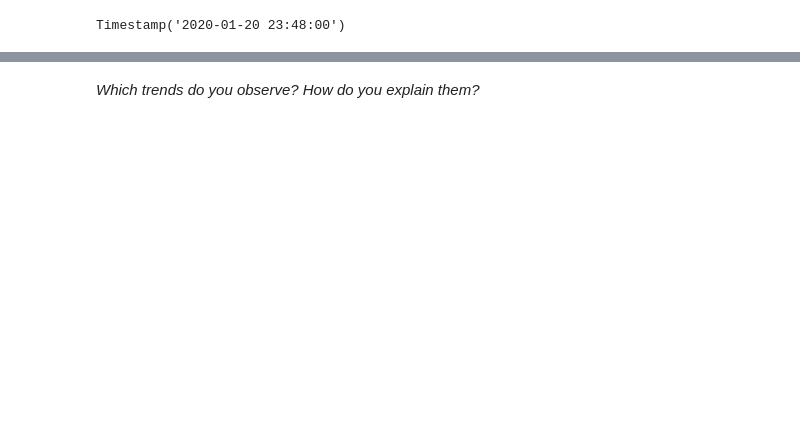
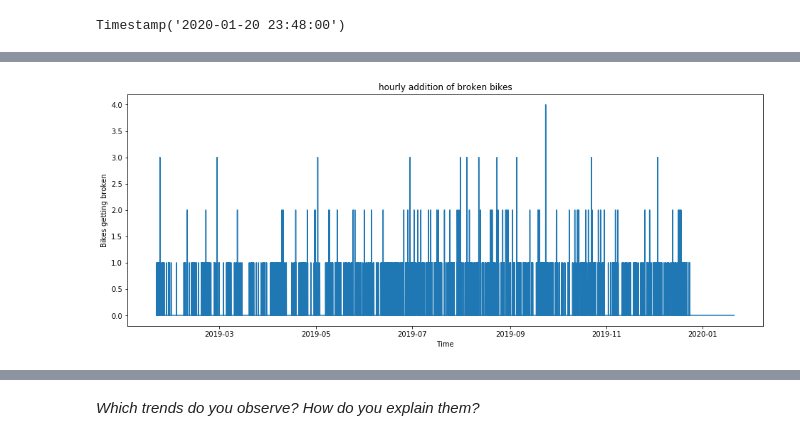
Before and after one commit to mogottsch/dsml_2020_magma, a Jupyter notebook: 2_kpi_calculation/Quality KPI.ipynb, the cells around one changed output, grey strips where cells are left out. Saved outputs shown, nothing was run; the diff lists cells and outputs as text; code cells hidden in the pictures; blank space fills up the shorter version.

```diff
--- a/2_kpi_calculation/Quality KPI.ipynb
+++ b/2_kpi_calculation/Quality KPI.ipynb
@@ -131,0 +141,10 @@ KeyError: "None of ['datetime'] are in the columns"
+# %%
+fig,ax = plt.subplots(figsize=(16,6))
+ax.plot(duisburg_diff.resample('h')['is_broken'].sum()) #plotting the bikes getting broken per hour
+ax.set_title("hourly addition of broken bikes")
+ax.set_xlabel("Time")
+ax.set_ylabel("Bikes getting broken")
+
+plt.show()
+# %% [output]
+[figure, added]
```
Also changed, not shown: parts of 58 cells of this notebook, 1 other file.
